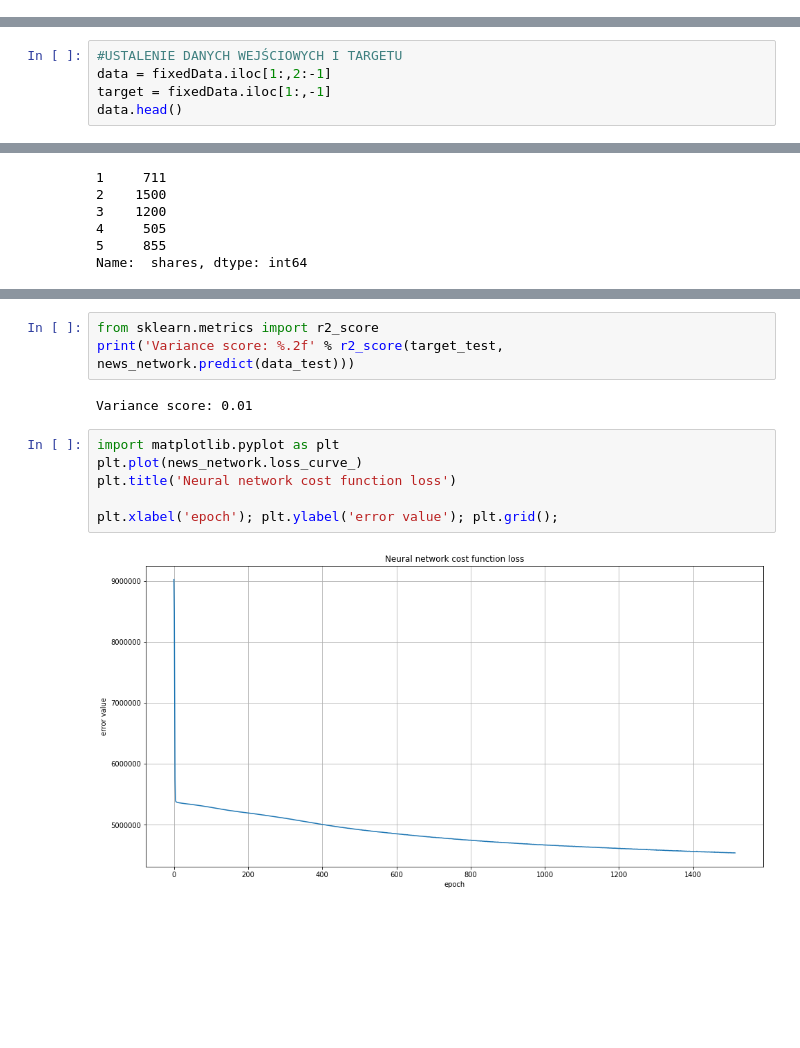
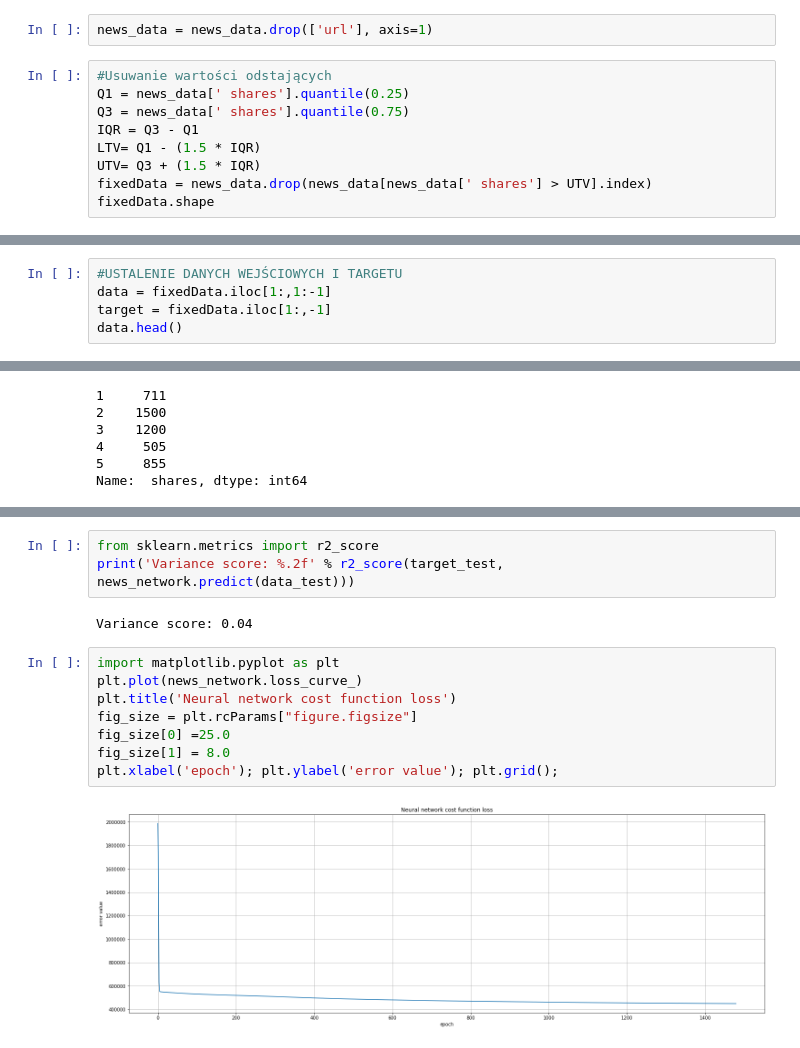
Before and after one commit to Arekaaa/OnlineNewsPopularity, a Jupyter notebook: project_NeuralNetwork_SVD.ipynb, the cells around one changed output, grey strips where cells are left out. Cells and saved outputs as stored; diff of their text form; blank space fills up the shorter version.

```diff
--- a/project_NeuralNetwork_SVD.ipynb
+++ b/project_NeuralNetwork_SVD.ipynb
@@ -44,0 +17,11 @@ fixedData = news_data[news_data[' shares']<26647]
+# %%
+news_data = news_data.drop(['url'], axis=1)
+# %%
+#Usuwanie wartości odstających
+Q1 = news_data[' shares'].quantile(0.25)
+Q3 = news_data[' shares'].quantile(0.75)
+IQR = Q3 - Q1
+LTV= Q1 - (1.5 * IQR)
+UTV= Q3 + (1.5 * IQR)
+fixedData = news_data.drop(news_data[news_data[' shares'] > UTV].index)
+fixedData.shape
@@ -45,6 +30,6 @@ fixedData = news_data[news_data[' shares']<26647]
 # %%
 #USTALENIE DANYCH WEJŚCIOWYCH I TARGETU
-data = fixedData.iloc[1:,2:-1]
+data = fixedData.iloc[1:,1:-1]
 target = fixedData.iloc[1:,-1]
 data.head()
 # %% [output]
@@ -158,15 +143,17 @@ Pierwiastek średniego błędu kwadratowego: 3262.81
 from sklearn.metrics import r2_score
 print('Variance score: %.2f' % r2_score(target_test, news_network.predict(data_test)))
 # %% [output]
-Variance score: 0.01
+Variance score: 0.04
 # %%
 import matplotlib.pyplot as plt
 plt.plot(news_network.loss_curve_)
 plt.title('Neural network cost function loss')
-
+fig_size = plt.rcParams["figure.figsize"]
+fig_size[0] =25.0
+fig_size[1] = 8.0
 plt.xlabel('epoch'); plt.ylabel('error value'); plt.grid();
 # %% [output]
-[figure, old version]
+[figure, new version]
 # %%
 #WYKRES PREDYKCJI
 plt.scatter(target_test, news_network.predict(data_test))
```
Also changed, not shown: parts of 16 cells of this notebook, 3 other files.
